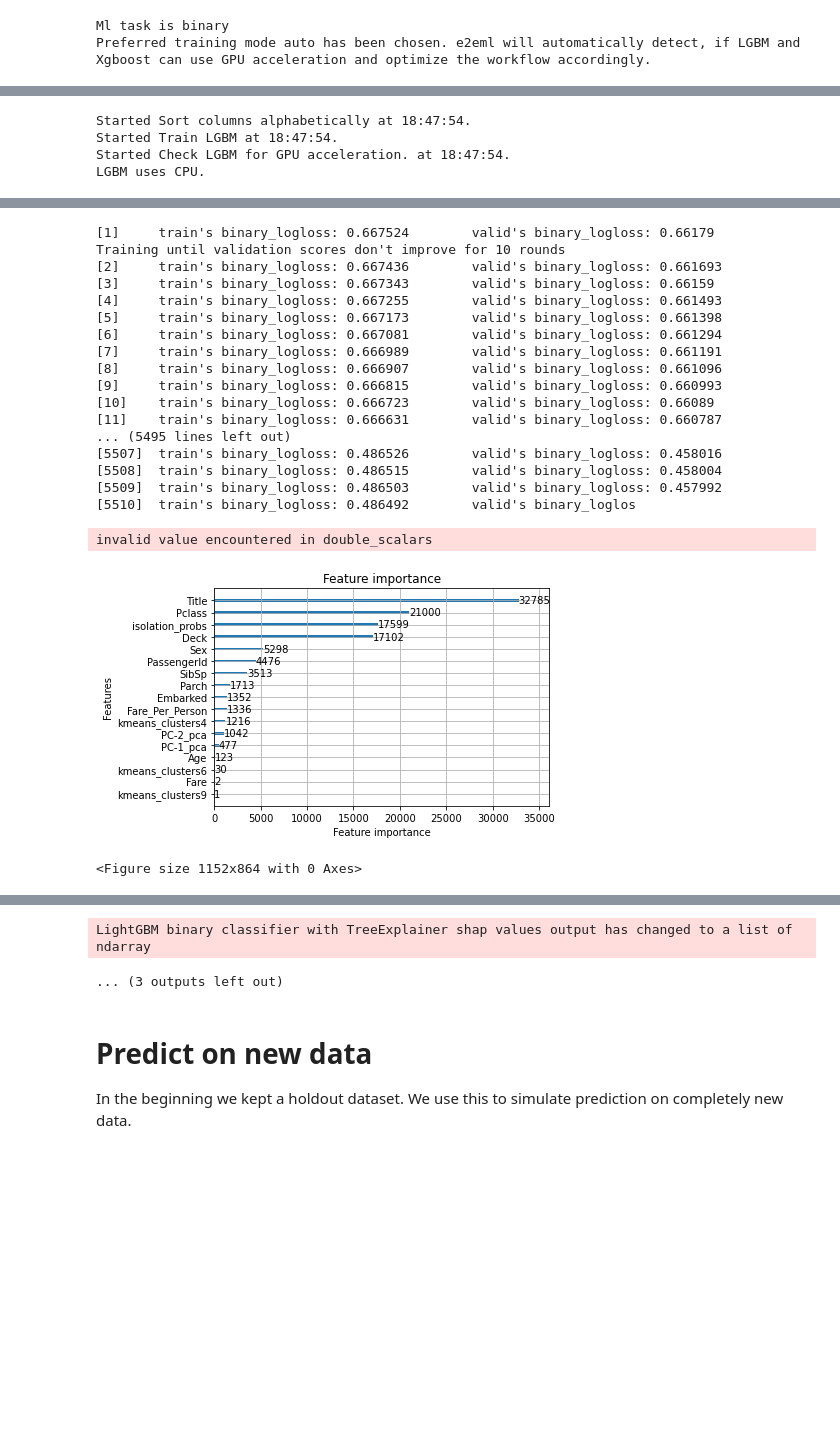
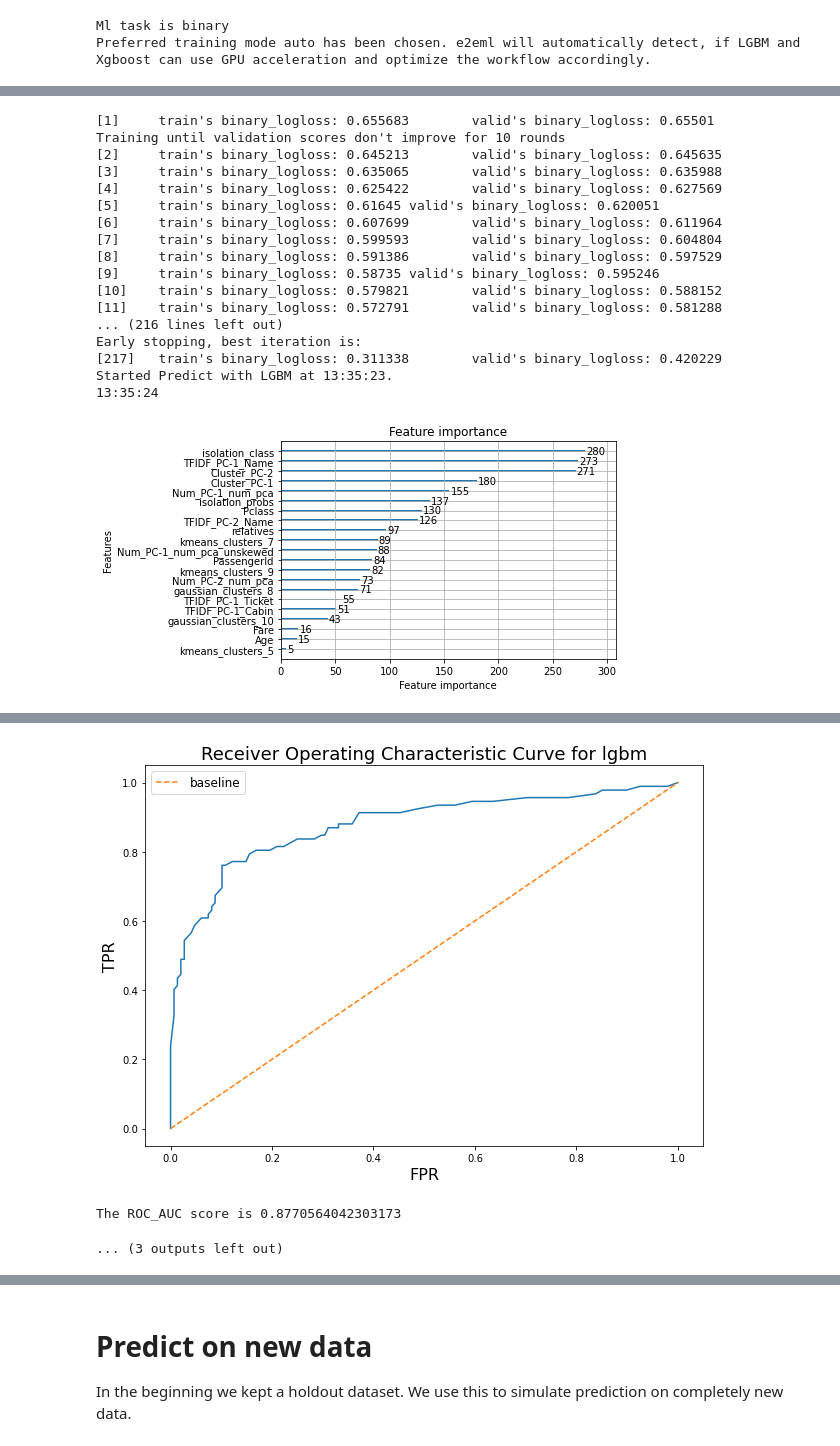
Before and after one commit to ThomasMeissnerDS/e2e_ml, a Jupyter notebook: Example notebooks/Binary classification - Titianic survival dataset/Binary classification - Titanic survival with LGBM and 1-fold CV.ipynb, the cells around one changed output, grey strips where cells are left out. Drawn from its saved outputs; the diff is of its cells as text; code cells hidden in the pictures; blank space fills up the shorter version.

Commit message:
Updated example notebooks for binary classification

```diff
--- a/Example notebooks/Binary classification - Titianic survival dataset/Binary classification - Titanic survival with LGBM and 1-fold CV.ipynb
+++ b/Example notebooks/Binary classification - Titianic survival dataset/Binary classification - Titanic survival with LGBM and 1-fold CV.ipynb
@@ -49,5 +49,5 @@ Ml task is binary
 Preferred training mode auto has been chosen. e2eml will automatically detect, if LGBM and Xgboost can use GPU acceleration and optimize the workflow accordingly.
 # %%
 # Run chosen blueprint
-titanic_auto_ml.ml_bp02_multiclass_full_processing_lgbm_prob(preprocessing_type='full')
+titanic_auto_ml.ml_bp02_multiclass_full_processing_lgbm_prob()
 # %% [output]
@@ -94,4 +98,18 @@ Please recompile with CMake option -DUSE_GPU=1
-Started Sort columns alphabetically at 18:47:54.
-Started Train LGBM at 18:47:54.
-Started Check LGBM for GPU acceleration. at 18:47:54.
-LGBM uses CPU.
+[1]     train's binary_logloss: 0.655683        valid's binary_logloss: 0.65501
+Training until validation scores don't improve for 10 rounds
+[2]     train's binary_logloss: 0.645213        valid's binary_logloss: 0.645635
+[3]     train's binary_logloss: 0.635065        valid's binary_logloss: 0.635988
+[4]     train's binary_logloss: 0.625422        valid's binary_logloss: 0.627569
+[5]     train's binary_logloss: 0.61645 valid's binary_logloss: 0.620051
+[6]     train's binary_logloss: 0.607699        valid's binary_logloss: 0.611964
+[7]     train's binary_logloss: 0.599593        valid's binary_logloss: 0.604804
+[8]     train's binary_logloss: 0.591386        valid's binary_logloss: 0.597529
+[9]     train's binary_logloss: 0.58735 valid's binary_logloss: 0.595246
+[10]    train's binary_logloss: 0.579821        valid's binary_logloss: 0.588152
+[11]    train's binary_logloss: 0.572791        valid's binary_logloss: 0.581288
+... (216 lines left out)
+Early stopping, best iteration is:
+[217]   train's binary_logloss: 0.311338        valid's binary_logloss: 0.420229
+Started Predict with LGBM at 13:35:23.
+13:35:24
+[figure, new version]
@@ -115,20 +117,3 @@ Found `num_boost_round` in params. Will use it instead of argument
+[figure, added]
-[1]     train's binary_logloss: 0.667524        valid's binary_logloss: 0.66179
-Training until validation scores don't improve for 10 rounds
-[2]     train's binary_logloss: 0.667436        valid's binary_logloss: 0.661693
-[3]     train's binary_logloss: 0.667343        valid's binary_logloss: 0.66159
-[4]     train's binary_logloss: 0.667255        valid's binary_logloss: 0.661493
-[5]     train's binary_logloss: 0.667173        valid's binary_logloss: 0.661398
-[6]     train's binary_logloss: 0.667081        valid's binary_logloss: 0.661294
-[7]     train's binary_logloss: 0.666989        valid's binary_logloss: 0.661191
-[8]     train's binary_logloss: 0.666907        valid's binary_logloss: 0.661096
-[9]     train's binary_logloss: 0.666815        valid's binary_logloss: 0.660993
-[10]    train's binary_logloss: 0.666723        valid's binary_logloss: 0.66089
-[11]    train's binary_logloss: 0.666631        valid's binary_logloss: 0.660787
-... (5495 lines left out)
-[5507]  train's binary_logloss: 0.486526        valid's binary_logloss: 0.458016
-[5508]  train's binary_logloss: 0.486515        valid's binary_logloss: 0.458004
-[5509]  train's binary_logloss: 0.486503        valid's binary_logloss: 0.457992
-[5510]  train's binary_logloss: 0.486492        valid's binary_loglos
+The ROC_AUC score is 0.8770564042303173
-invalid value encountered in double_scalars
+... (3 outputs left out)
-[figure, old version]
-<Figure size 1152x864 with 0 Axes>
@@ -136,5 +120,3 @@ invalid value encountered in double_scalars
-LightGBM binary classifier with TreeExplainer shap values output has changed to a list of ndarray
-... (3 outputs left out)
 # %%
 # Save pipeline
 save_to_production(titanic_auto_ml, file_name='titanic_automl_instance')
```
Also changed, not shown: parts of 4 cells of this notebook, 2 other files.
